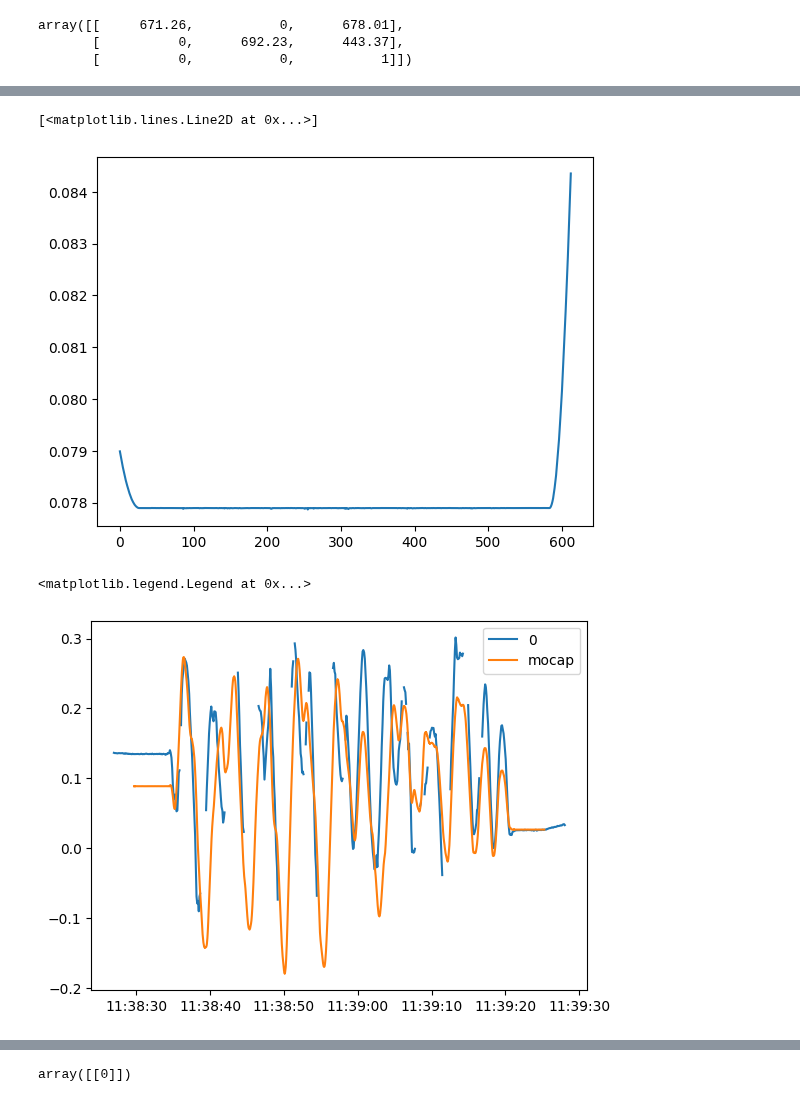
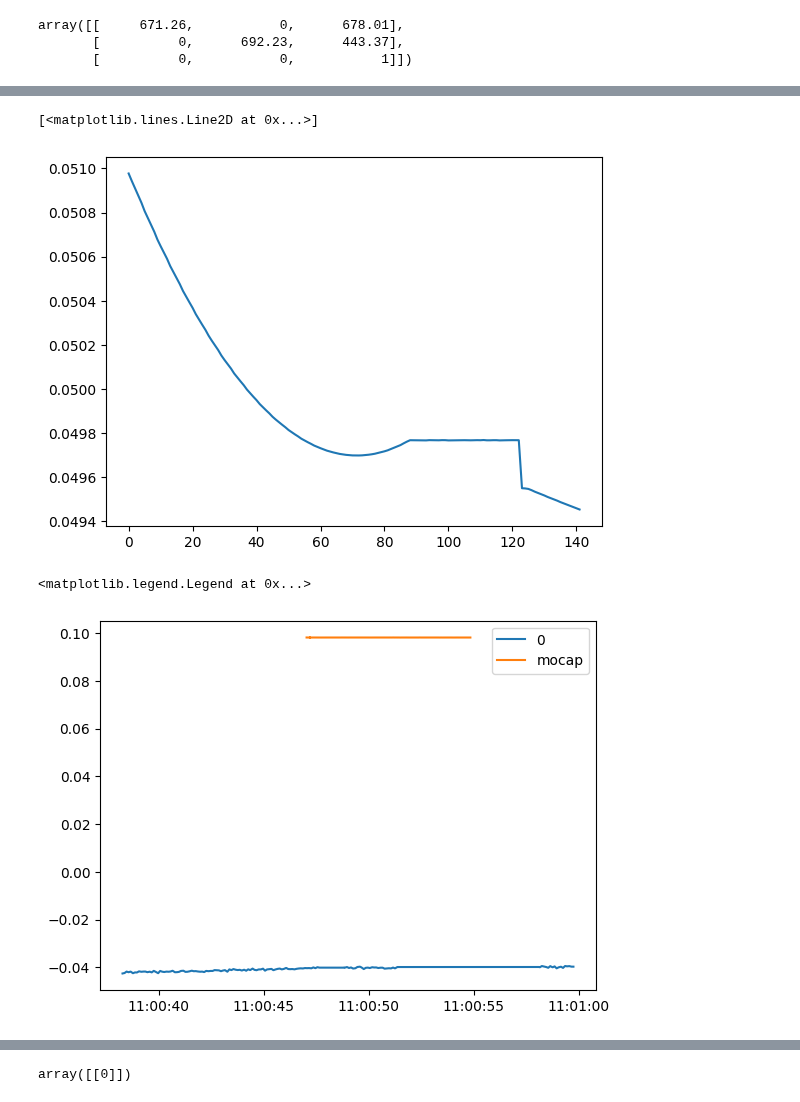
Before and after one commit to SujithChristopher/armbo, a Jupyter notebook: ipy_notebooks/inference_mocap_multiclass_transform.ipynb, the cells around one changed output, grey strips where cells are left out. Cells and saved outputs as stored; diff of their text form; code cells hidden in the pictures.

```diff
--- a/ipy_notebooks/inference_mocap_multiclass_transform.ipynb
+++ b/ipy_notebooks/inference_mocap_multiclass_transform.ipynb
@@ -25,7 +25,7 @@ _pth = os.path.dirname(_pth)
 _parent_folder = "cam_june_22_2023"
 _calib_folder_name = "calibration_00"
 
-_folder_name = "sk40_30_4_random_mocap_1"
+_folder_name = "sk40_30_4_static_mocap_3"
 # _folder_name = "board"
 
 _base_pth = os.path.join(_pth,"recorded_data",_parent_folder)
@@ -40,7 +40,7 @@ with open(_webcam_calib_pth, "rb") as f:
     _webcam_cam_mat = _temp[0]
     _webcam_dist = _temp[1]
 
-ar_lframe_pth = os.path.join(_webcam_calib_folder, "webcam_rotmat.msgpack")
+ar_lframe_pth = os.path.join(_webcam_calib_folder, "webcam_rotmat_1.msgpack")
 with open(ar_lframe_pth, "rb") as f:
     ar_lframe = mp.Unpacker(f, object_hook=mpn.decode)
     _ar_lframe_rot = next(ar_lframe)
@@ -284,11 +284,11 @@ plt.legend()
 # %%
-_mocap_pth = r"C:\Users\CMC\Documents\openposelibs\pose\DeepVision\recorded_data\cam_june_22_2023\sk40\sk40_30_4_random_mocap_1.csv"
+_mocap_pth = r"C:\Users\CMC\Documents\openposelibs\pose\DeepVision\recorded_data\cam_june_22_2023\sk40\sk40_30_4_static_mocap_3.csv"
 _mocap_df, st_time = read_rigid_body_csv(_mocap_pth)
 _mocap_df = add_datetime_col(_mocap_df, st_time, "seconds")
 # %%
 _om = get_rb_marker_name(3)
 _xm = get_rb_marker_name(4)
-_zm = get_rb_marker_name(2)
+_zm = get_rb_marker_name(1)
 # %%
 """
 checking position
@@ -628,17 +645,17 @@ for i in range(len(coordinate_tml_0["x"])):
 plt.plot(vecln, label="x")
 # %% [output]
 [<matplotlib.lines.Line2D at 0x...>]
-[figure, old version]
+[figure, new version]
 # %%
 # plt.plot(_mocap_df["time"],_tdisp["x"], label="x")
 # plt.plot(_mocap_df["time"],_tdisp["y"], label="y")
 # plt.plot(_mocap_df["time"],_tdisp["z"], label="z")
 # %%
 _tdisp = {"x":[], "y":[], "z":[]}
-plt.plot(ts_df,np.array(transformed_0["z"][1:]) + 0.2, label="0")
-plt.plot(_mocap_df["time"], _mocap_df[_om["x"]], label="mocap")
+plt.plot(ts_df,np.array(transformed_0["x"]), label="0")
+plt.plot(_mocap_df["time"], _mocap_df[_om["z"]], label="mocap")
 plt.legend()
 # %% [output]
 <matplotlib.legend.Legend at 0x...>
-[figure, old version]
+[figure, new version]
 # %%
```
Also changed, not shown: parts of 23 cells of this notebook, 3 other files.
